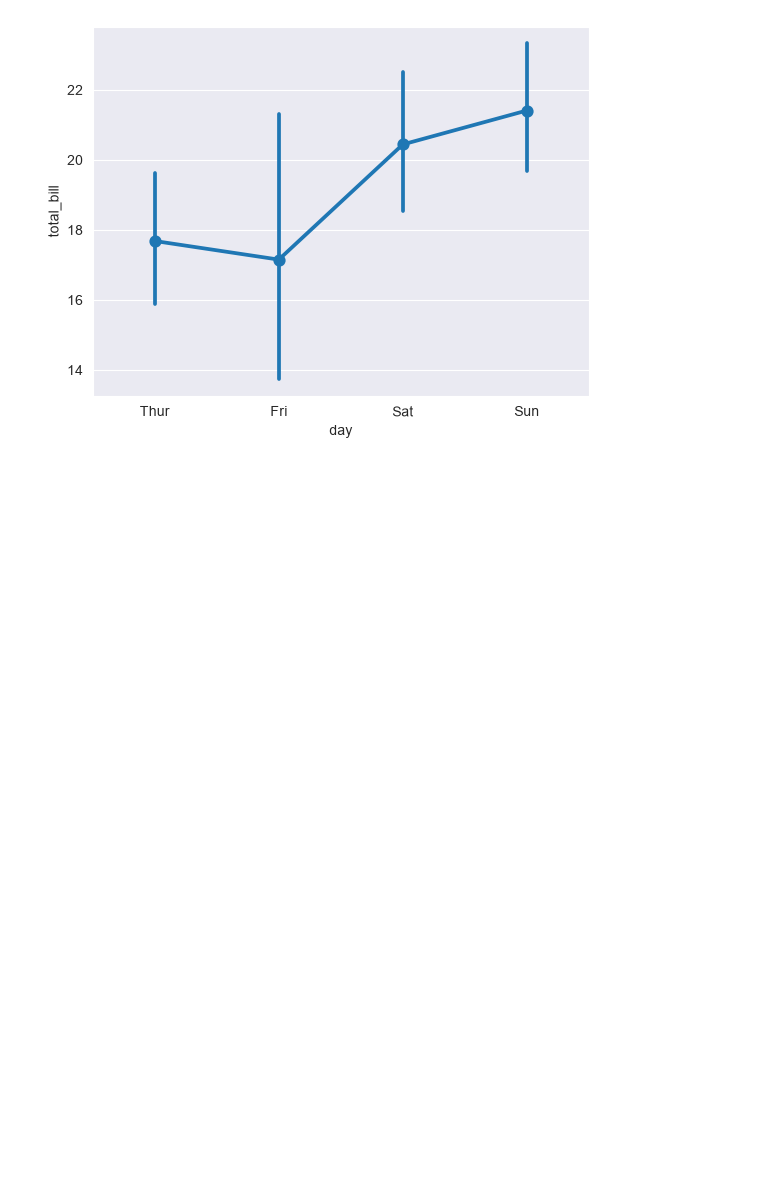
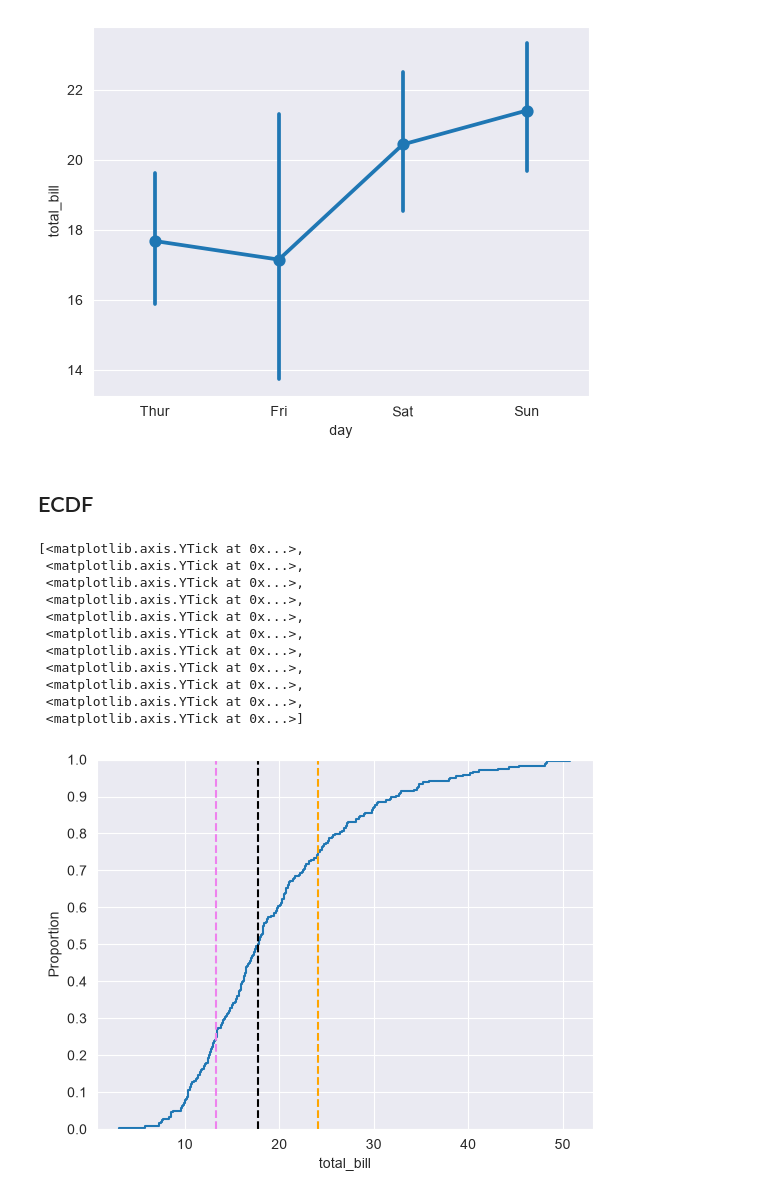
Before and after one commit to DashPgi/PyTraining, a Jupyter notebook: Machine-learning/Matplotlib-Seaborn/sea.ipynb, the cells around one changed output. Drawn from its saved outputs; the diff is of its cells as text; code cells hidden in the pictures; blank space fills up the shorter version.

```diff
--- a/Machine-learning/Matplotlib-Seaborn/sea.ipynb
+++ b/Machine-learning/Matplotlib-Seaborn/sea.ipynb
@@ -251,3 +251,34 @@ sea.pointplot(
 # %% [output]
 <Axes: xlabel='day', ylabel='total_bill'>
 [figure]
+# %% [markdown]
+## ECDF
+# %%
+data = Tips_df["total_bill"]
+Q1 = np.percentile(data, 25)
+Q2 = np.percentile(data, 50)
+Q3 = np.percentile(data, 75)
+
+fig, ax = plt.subplots()
+
+sea.ecdfplot(
+    ax=ax,
+    data=data,
+)
+ax.axvline(Q1,color="violet",linestyle="--")
+ax.axvline(Q2,color="black",linestyle="--")
+ax.axvline(Q3,color="orange",linestyle="--")
+ax.set_yticks(np.arange(0, 1.1, 0.1))
+# %% [output]
+[<matplotlib.axis.YTick at 0x...>,
+ <matplotlib.axis.YTick at 0x...>,
+ <matplotlib.axis.YTick at 0x...>,
+ <matplotlib.axis.YTick at 0x...>,
+ <matplotlib.axis.YTick at 0x...>,
+ <matplotlib.axis.YTick at 0x...>,
+ <matplotlib.axis.YTick at 0x...>,
+ <matplotlib.axis.YTick at 0x...>,
+ <matplotlib.axis.YTick at 0x...>,
+ <matplotlib.axis.YTick at 0x...>,
+ <matplotlib.axis.YTick at 0x...>]
+[figure, added]
```
Also changed, not shown: 1 other file.
